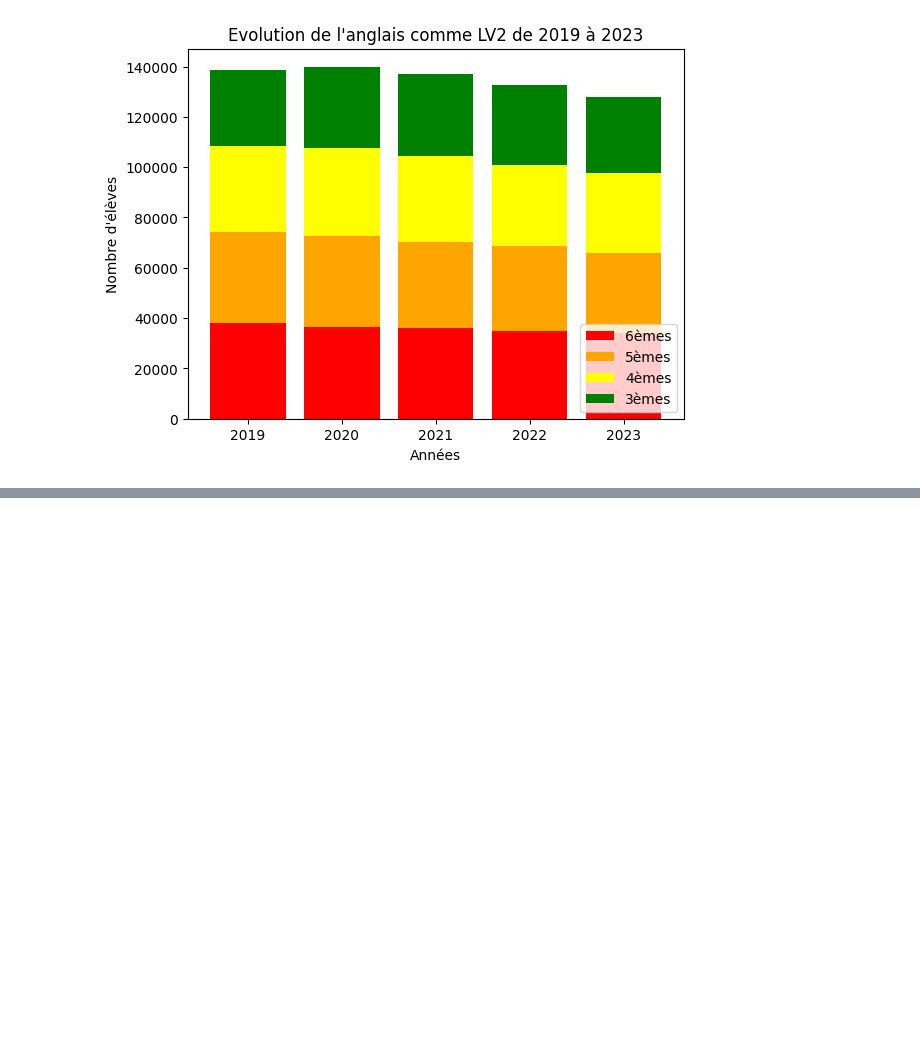
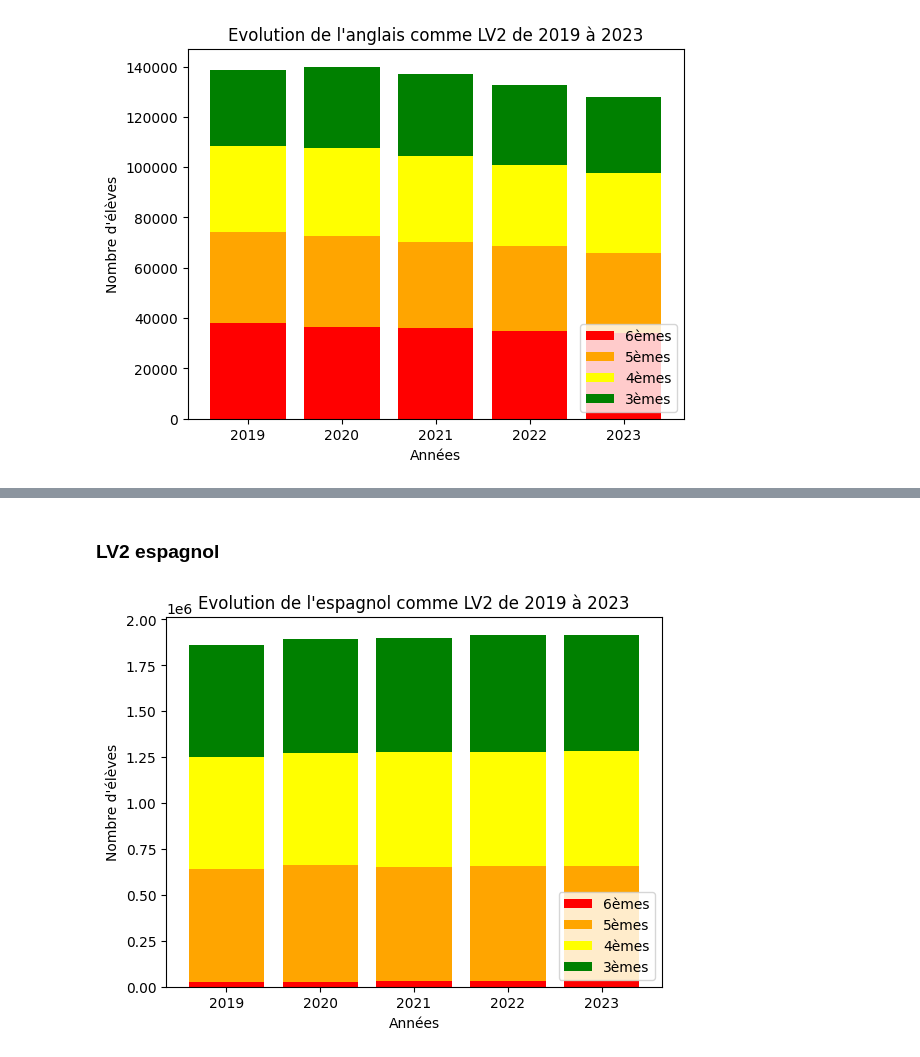
Before and after one commit to margotlafond/projet-info, a Jupyter notebook: analyse_data2.ipynb, the cells around one changed output, grey strips where cells are left out. Cells and saved outputs as stored; diff of their text form; code cells hidden in the pictures; blank space fills up the shorter version.

```diff
--- a/analyse_data2.ipynb
+++ b/analyse_data2.ipynb
@@ -103,0 +171,23 @@ plt.show()
+# %% [markdown]
+### LV2 espagnol
+# %%
+lv2esp = df.pivot_table(values = ["6èmes LV2 espagnol", "5èmes LV2 espagnol", "4èmes LV2 espagnol", "3èmes LV2 espagnol"], index = 'Rentrée scolaire', aggfunc = 'sum')
+
+esp3e2 = list(lv2esp['3èmes LV2 espagnol'])
+esp4e2 = list(lv2esp['4èmes LV2 espagnol'])
+esp5e2 = list(lv2esp['5èmes LV2 espagnol'])
+esp6e2 = list(lv2esp['6èmes LV2 espagnol'])
+annees = [2019, 2020, 2021, 2022, 2023]
+
+plt.bar(annees, esp6e2, color='red', label='6èmes')
+plt.bar(annees, esp5e2, color='orange', bottom = esp6e2, label='5èmes')
+plt.bar(annees, esp4e2, color='yellow', bottom = np.array(esp6e2)+np.array(esp5e2), label='4èmes')
+plt.bar(annees, esp3e2, color='green', bottom = np.array(esp6e2)+np.array(esp5e2)+np.array(esp4e2), label='3èmes')
+
+plt.title("Evolution de l'espagnol comme LV2 de 2019 à 2023")
+plt.xlabel('Années')
+plt.ylabel("Nombre d'élèves")
+plt.legend(loc = 'lower right')
+plt.show()
+# %% [output]
+[figure, added]
```
Also changed, not shown: parts of 10 cells of this notebook.
